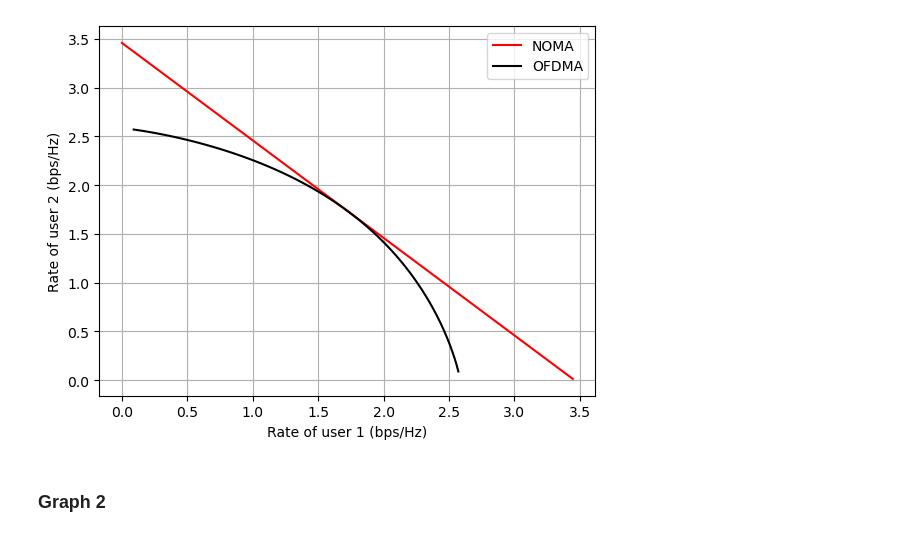
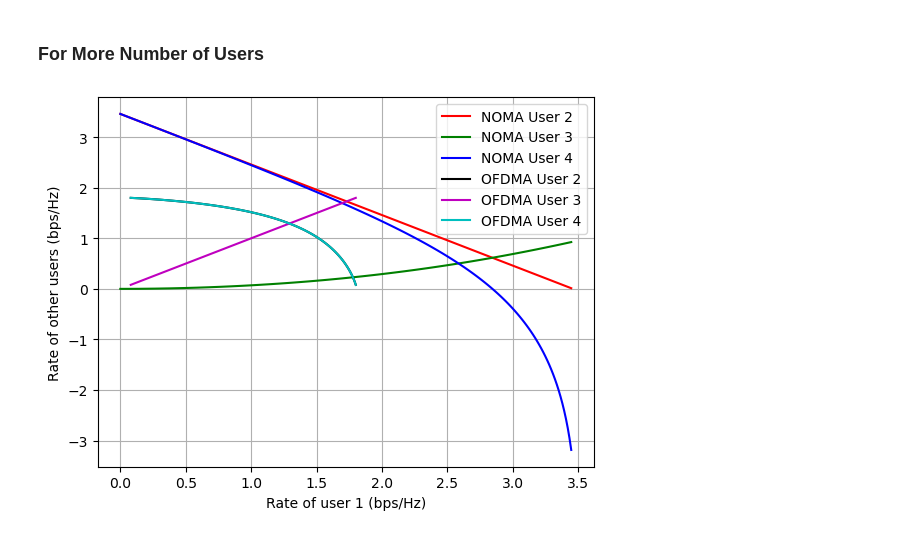
Before and after one commit to muhd-umer/comyx, a Jupyter notebook: assignments/assignment_2/noma_implementation.ipynb, the cells around one changed output. Saved outputs shown, nothing was run; the diff lists cells and outputs as text; code cells hidden in the pictures.

```diff
--- a/assignments/assignment_2/noma_implementation.ipynb
+++ b/assignments/assignment_2/noma_implementation.ipynb
@@ -0,0 +8,8 @@
+# %%
+# NOMA parameters
+P = 1
+G1 = 10
+G2 = 10
+count = 1
+R1_values = []
+R2_values = []
@@ -3,47 +107,70 @@
+# %% [markdown]
+### For More Number of Users
 # %%
 import numpy as np
 import matplotlib.pyplot as plt
 
 # NOMA parameters
 P = 1
 G1 = 10
 G2 = 10
+G3 = 10
+G4 = 10
 
-count = 1
+# Initialize lists to store rate values
 R1_values = []
 R2_values = []
+R3_values = []
+R4_values = []
+
+# Plotting NOMA graph
 for alpha in np.arange(0, 1, 0.01):  # power splitting factor
     P1 = P * alpha
     P2 = P - P1
+    P3 = P1 * alpha
+    P4 = P2 - P3
     R1 = np.log2(1 + P1 * G1)
     R2 = np.log2(1 + P2 * G2 / (P1 * G2 + 1))
+    R3 = np.log2(1 + P3 * G3 / (P1 * G3 + 1))
+    R4 = np.log2(1 + P4 * G4 / (P1 * G4 + 1))
     R1_values.append(R1)
     R2_values.append(R2)
-    count += 1
+    R3_values.append(R3)
+    R4_values.append(R4)
 
-plt.plot(R1_values, R2_values, 'r', label='NOMA')  # Add label for legend
+plt.plot(R1_values, R2_values, 'r', label='NOMA User 2')
+plt.plot(R1_values, R3_values, 'g', label='NOMA User 3')
+plt.plot(R1_values, R4_values, 'b', label='NOMA User 4')
 
-count = 1
+# Reset the lists for OFDMA
 R1_values = []
 R2_values = []
+R3_values = []
+R4_values = []
+
+# Plotting OFDMA
 for alpha in np.arange(0, 1, 0.01):  # bandwidth splitting factor
-    P1 = P / 2
-    P2 = P / 2
+    P1 = P / 4  # Equal power allocation to each user
+    P2 = P / 4  # Equal power allocation to each user
+    P3 = P / 4  # Equal power allocation to each user
+    P4 = P / 4  # Equal power allocation to each user
     R1 = alpha * np.log2(1 + P1 * G1 / alpha)
     R2 = (1 - alpha) * np.log2(1 + P2 * G2 / (1 - alpha))
+    R3 = alpha * np.log2(1 + P3 * G3 / alpha)
+    R4 = (1 - alpha) * np.log2(1 + P4 * G4 / (1 - alpha))
     R1_values.append(R1)
     R2_values.append(R2)
-    count += 1
+    R3_values.append(R3)
+    R4_values.append(R4)
 
-plt.plot(R1_values, R2_values, 'k', label='OFDMA')  # Add label for legend
+plt.plot(R1_values, R2_values, 'k', label='OFDMA User 2')
+plt.plot(R1_values, R3_values, 'm', label='OFDMA User 3')
+plt.plot(R1_values, R4_values, 'c', label='OFDMA User 4')
 
 plt.xlabel('Rate of user 1 (bps/Hz)')
-plt.ylabel('Rate of user 2 (bps/Hz)')
-plt.grid(True)  # Use True to enable grid
-plt.legend()  # Show legend
-
+plt.ylabel('Rate of other users (bps/Hz)')
+plt.grid(True)
+plt.legend()
 plt.show()
 # %% [output]
-[figure, old version]
+[figure, new version]
-# %% [markdown]
-### Graph 2
```
Also changed, not shown: parts of 12 cells of this notebook.
